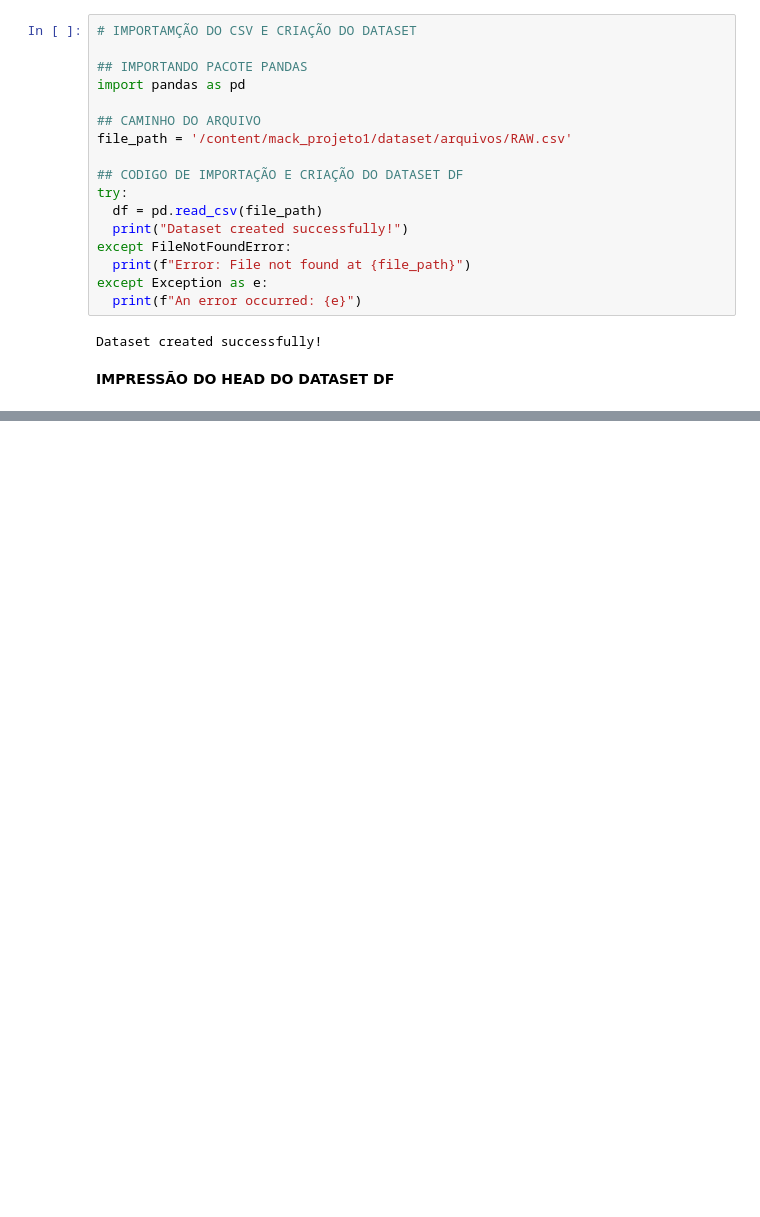
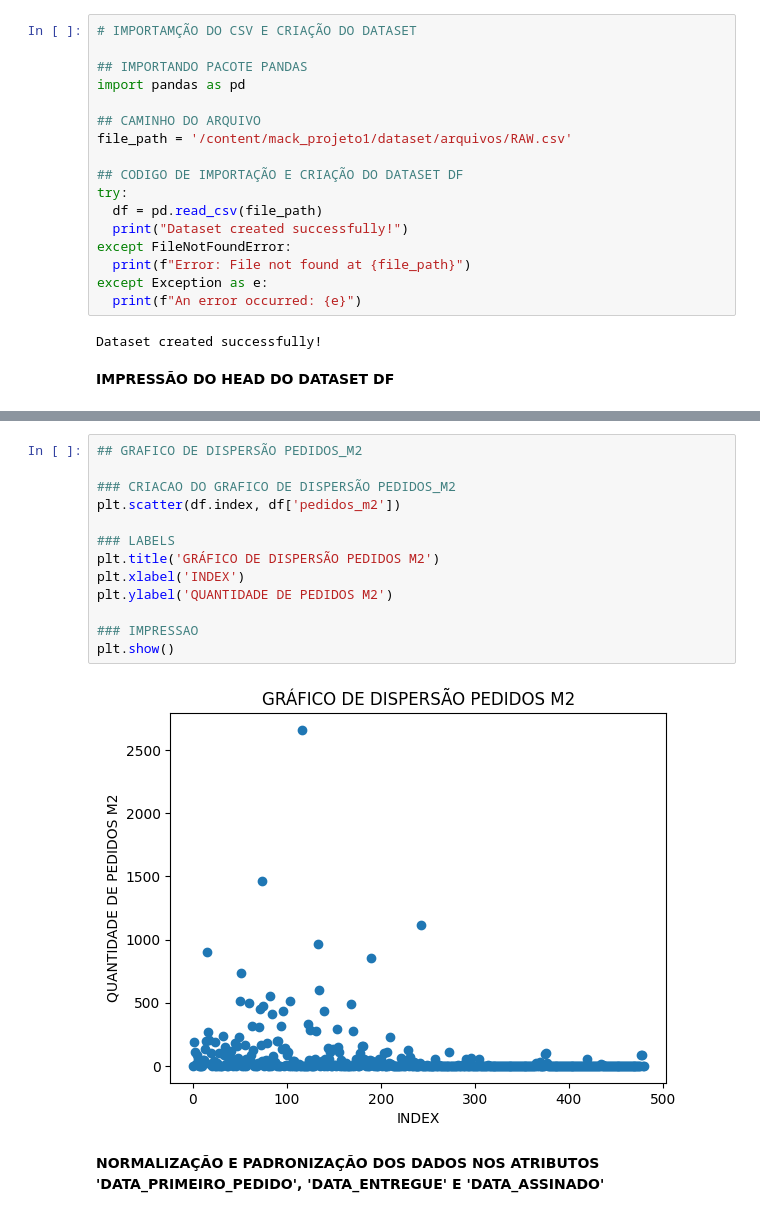
Before and after one commit to canasep/mack_projeto1, a Jupyter notebook: codes/PROJETO_APLICADO_1.ipynb, the cells around one changed output, grey strips where cells are left out. Saved outputs shown, nothing was run; the diff lists cells and outputs as text; blank space fills up the shorter version.

```diff
--- a/codes/PROJETO_APLICADO_1.ipynb
+++ b/codes/PROJETO_APLICADO_1.ipynb
@@ -247,0 +281,17 @@ plt.show()
+# %%
+## GRAFICO DE DISPERSÃO PEDIDOS_M2
+
+### CRIACAO DO GRAFICO DE DISPERSÃO PEDIDOS_M2
+plt.scatter(df.index, df['pedidos_m2'])
+
+### LABELS
+plt.title('GRÁFICO DE DISPERSÃO PEDIDOS M2')
+plt.xlabel('INDEX')
+plt.ylabel('QUANTIDADE DE PEDIDOS M2')
+
+### IMPRESSAO
+plt.show()
+# %% [output]
+[figure, added]
+# %% [markdown]
+**NORMALIZAÇÃO E PADRONIZAÇÃO DOS DADOS NOS ATRIBUTOS 'DATA_PRIMEIRO_PEDIDO', 'DATA_ENTREGUE' E 'DATA_ASSINADO'**
```
Also changed, not shown: parts of 60 cells of this notebook.
